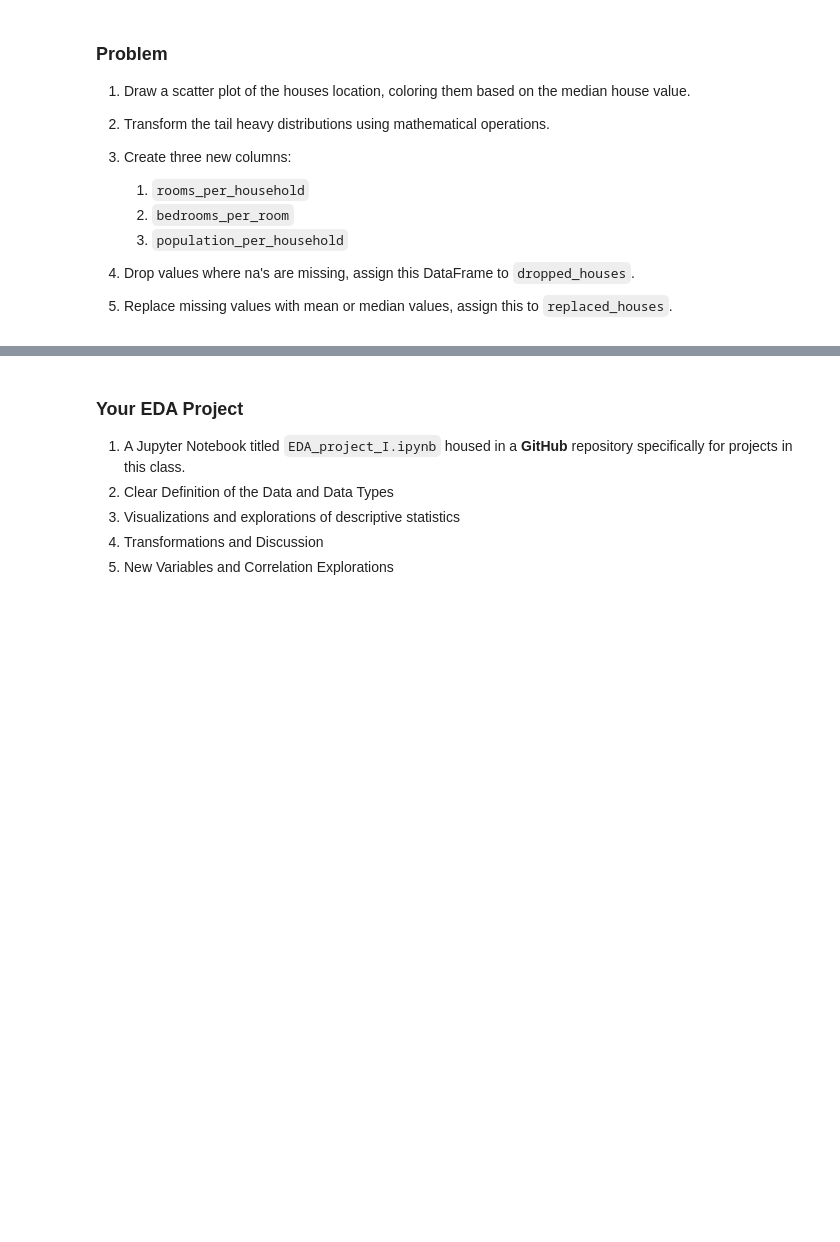
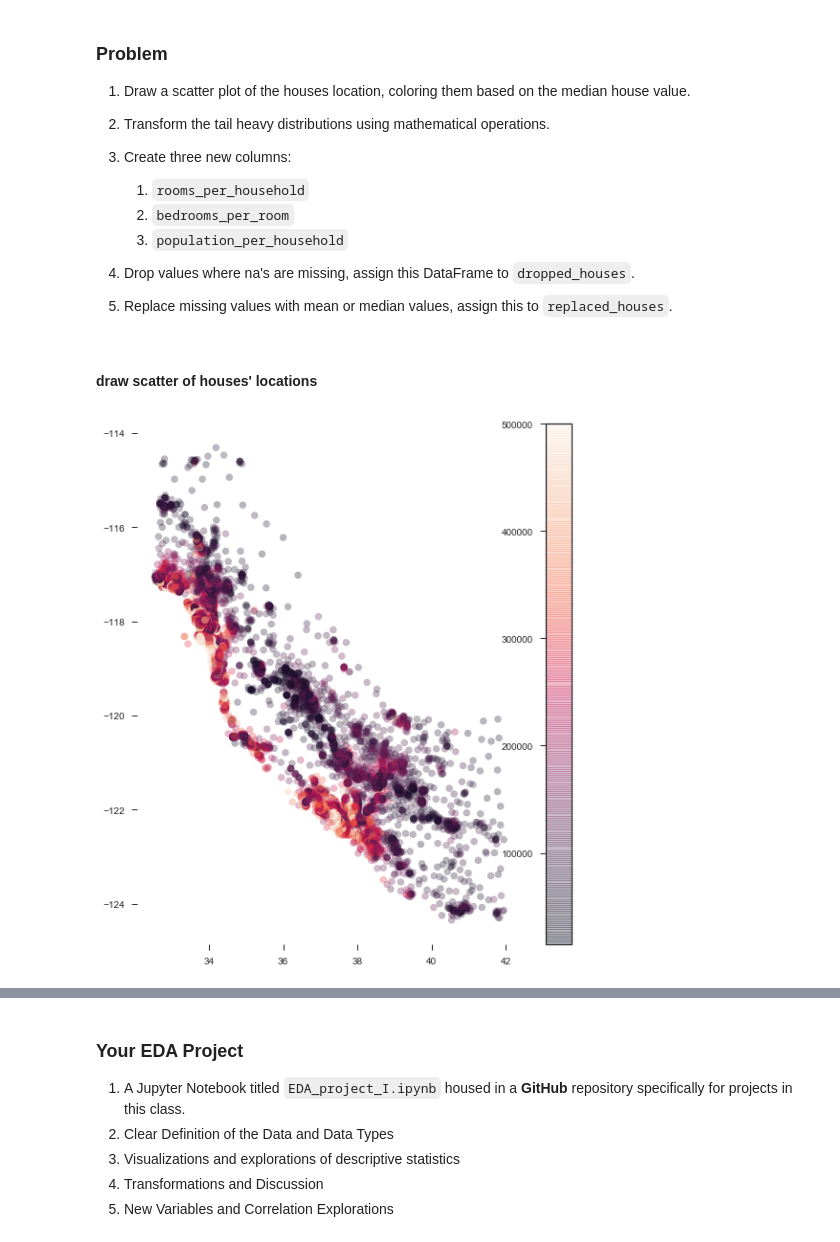
Before and after one commit to karenhao/DAT-NYC-6.13, a Jupyter notebook: 09-EDA-Task.ipynb, the cells around one changed output, grey strips where cells are left out. Saved outputs shown, nothing was run; the diff lists cells and outputs as text; code cells hidden in the pictures; blank space fills up the shorter version.

```diff
--- a/09-EDA-Task.ipynb
+++ b/09-EDA-Task.ipynb
@@ -67,3 +70,12 @@ df.hist(bins=50, figsize=(20,15));
 
 3. Drop values where na's are missing, assign this DataFrame to `dropped_houses`.
 4. Replace missing values with mean or median values, assign this to `replaced_houses`.
+# %% [markdown]
+#### draw scatter of houses' locations
+# %%
+plt.figure(figsize=(9,10))
+plt.scatter(df.latitude,df.longitude,alpha=0.3,c=df.median_house_value)
+plt.colorbar()
+sns.despine(left=True,bottom=True)
+# %% [output]
+[figure, added]
```
Also changed, not shown: parts of 15 cells of this notebook.
